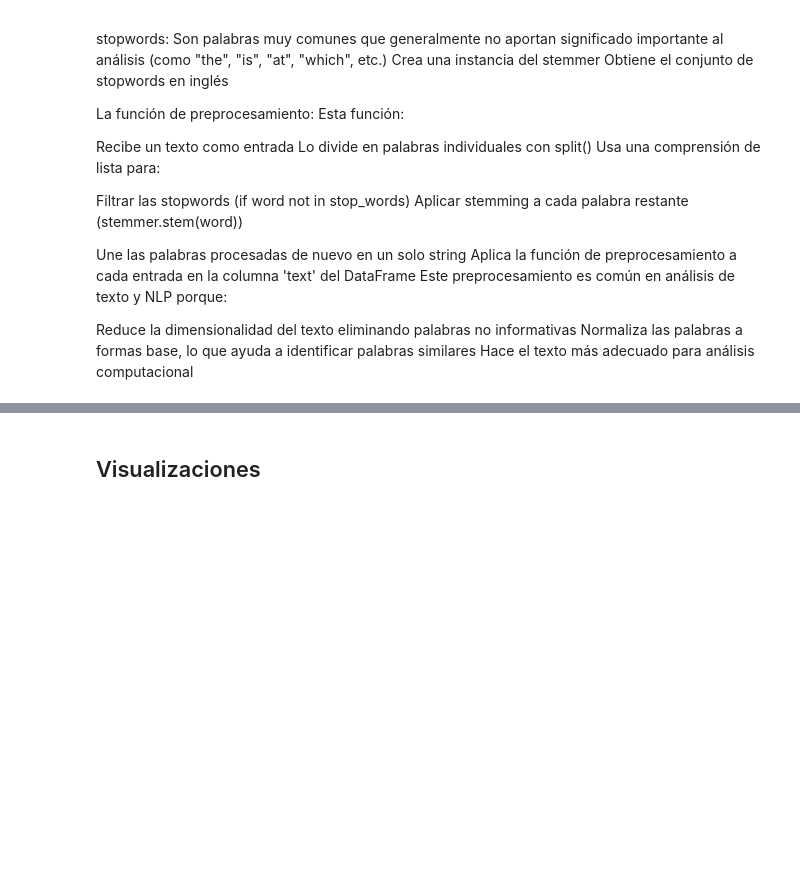
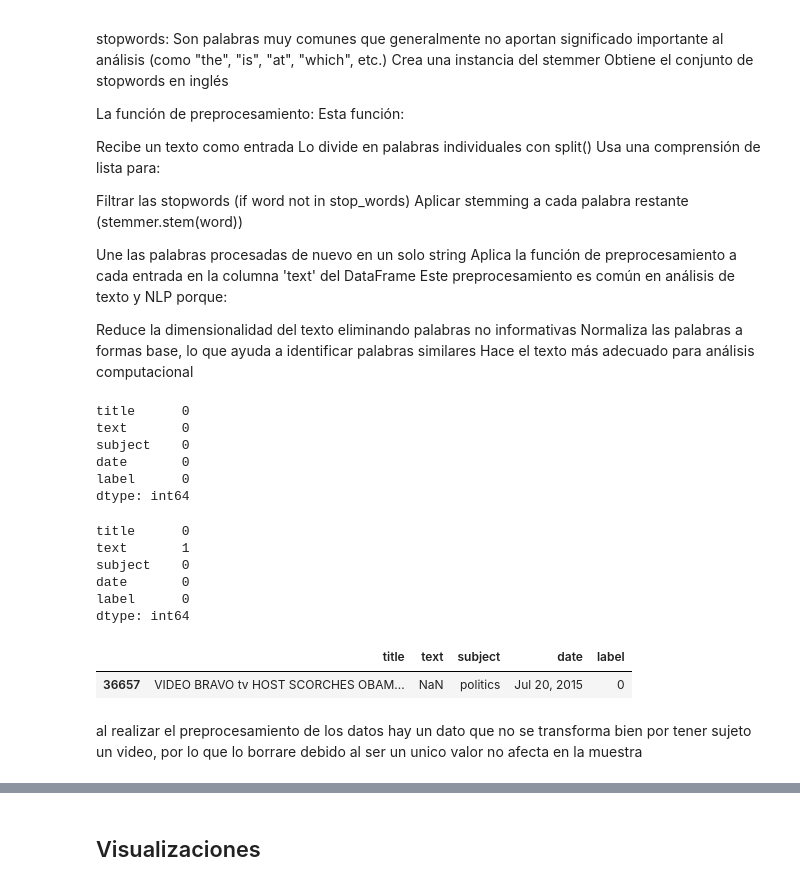
Before and after one commit to IsabelRomoBru/proyecto_machine_learning_Fake_News, a Jupyter notebook: notebooks/EDA.ipynb, the cells around one changed output, grey strips where cells are left out. Cells and saved outputs as stored; diff of their text form; code cells hidden in the pictures; blank space fills up the shorter version.

```diff
--- a/notebooks/EDA.ipynb
+++ b/notebooks/EDA.ipynb
@@ -233,4 +247,13 @@ Este preprocesamiento es común en análisis de texto y NLP porque:
 Reduce la dimensionalidad del texto eliminando palabras no informativas
 Normaliza las palabras a formas base, lo que ayuda a identificar palabras similares
 Hace el texto más adecuado para análisis computacional
+# %%
+data.isna().sum()
+# %% [output]
+title      0
+text       0
+subject    0
+date       0
+label      0
+dtype: int64
 # %%
@@ -237,0 +261,18 @@ data.to_csv('processedstopword.csv', index=False)
+# %%
+data=pd.read_csv('/Users/isaromobru/Desktop/FakeNews 10.57.24/proyecto_machine_learning_Fake_News/notebooks/processedstopword1.csv')
+# %%
+data.isna().sum()
+# %% [output]
+title      0
+text       1
+subject    0
+date       0
+label      0
+dtype: int64
+# %%
+data[data.text.isna()]
+# %% [output]
+|  | title | text | subject | date | label |
+| 36657 | VIDEO BRAVO tv HOST SCORCHES OBAM... | NaN | politics | Jul 20, 2015 | 0 |
+# %% [markdown]
+al realizar el preprocesamiento de los datos hay un dato que no se transforma bien por tener sujeto un video, por lo que lo borrare debido al ser un unico valor no afecta en la muestra
```
Also changed, not shown: parts of 36 cells of this notebook, 7 other files.
